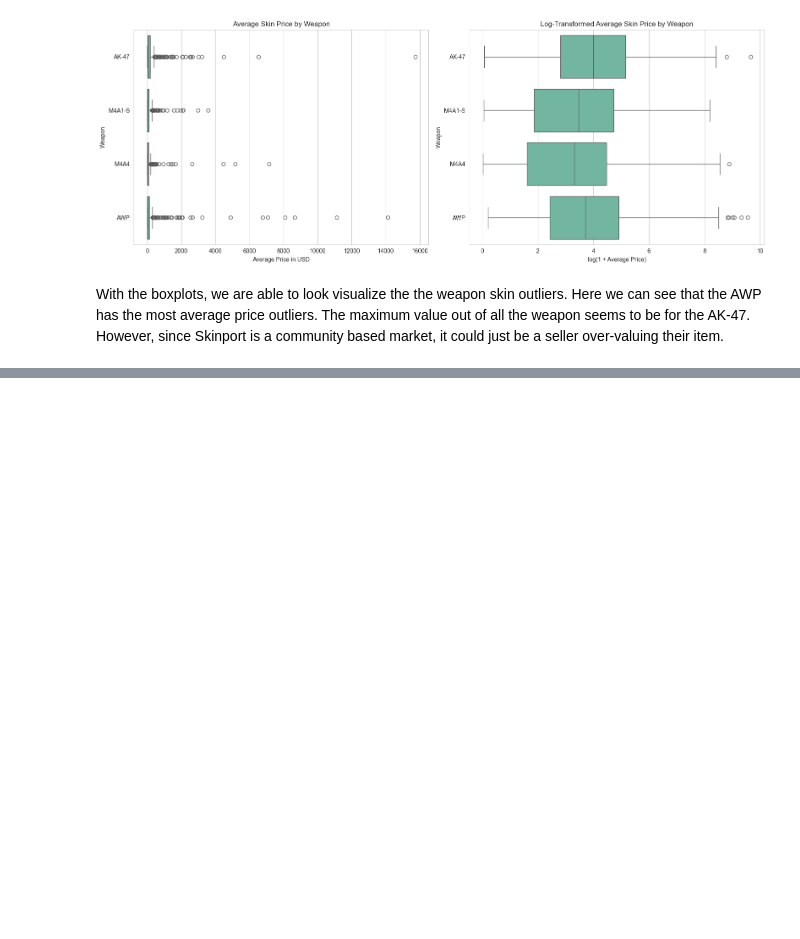
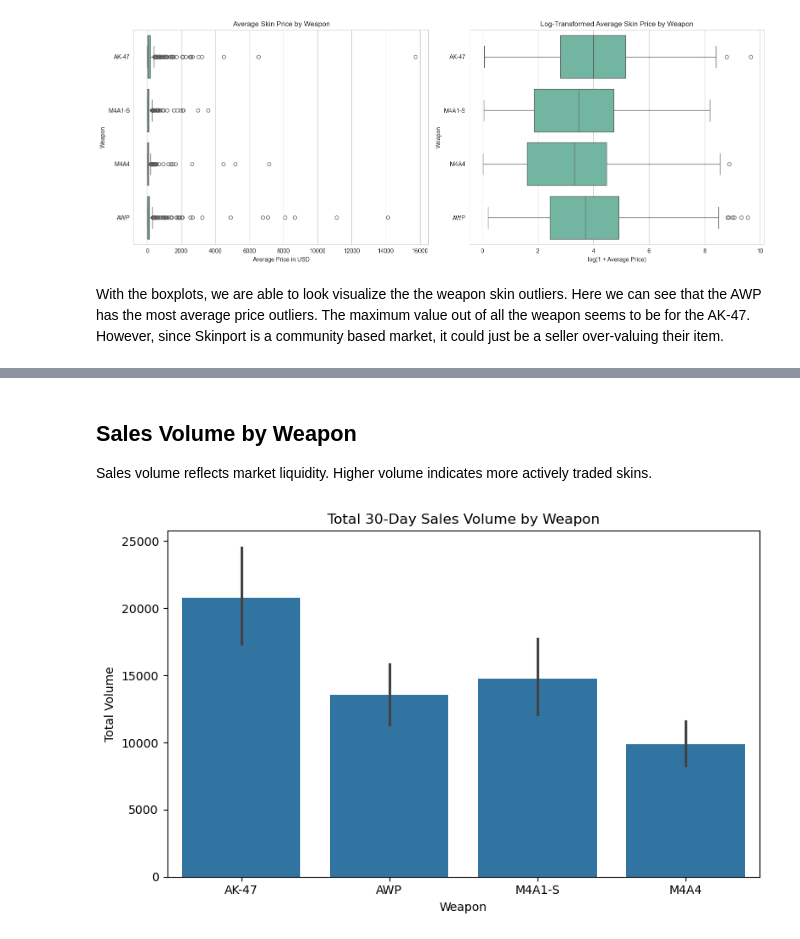
Before and after one commit to Taiac1/PSTAT-100-Final-Project, a Jupyter notebook: notebooks/final_report.ipynb, the cells around one changed output, grey strips where cells are left out. Saved outputs shown, nothing was run; the diff lists cells and outputs as text; code cells hidden in the pictures; blank space fills up the shorter version.

```diff
--- a/notebooks/final_report.ipynb
+++ b/notebooks/final_report.ipynb
@@ -444,0 +497,16 @@ With the boxplots, we are able to look visualize the the weapon skin outliers. H
+# %% [markdown]
+## Sales Volume by Weapon
+
+Sales volume reflects market liquidity. Higher volume indicates more actively traded skins.
+# %%
+weapon_order = df.groupby('weapon')['avg'].median().sort_values(ascending=False).index
+fig, ax = plt.subplots(figsize=(8, 5))
+sns.barplot(data=df, x='weapon', y='volume', order=weapon_order,
+            estimator='sum', ax=ax)
+ax.set_title('Total 30-Day Sales Volume by Weapon')
+ax.set_xlabel('Weapon')
+ax.set_ylabel('Total Volume')
+plt.tight_layout()
+plt.show()
+# %% [output]
+[figure, added]
```
Also changed, not shown: parts of 10 cells of this notebook.
